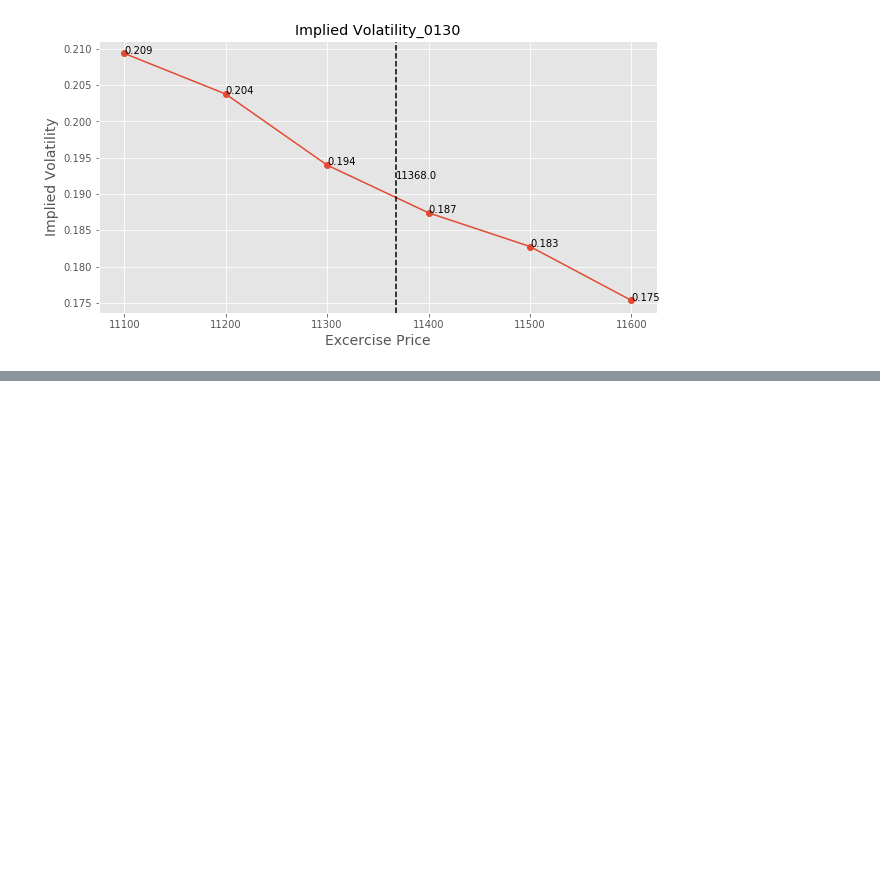
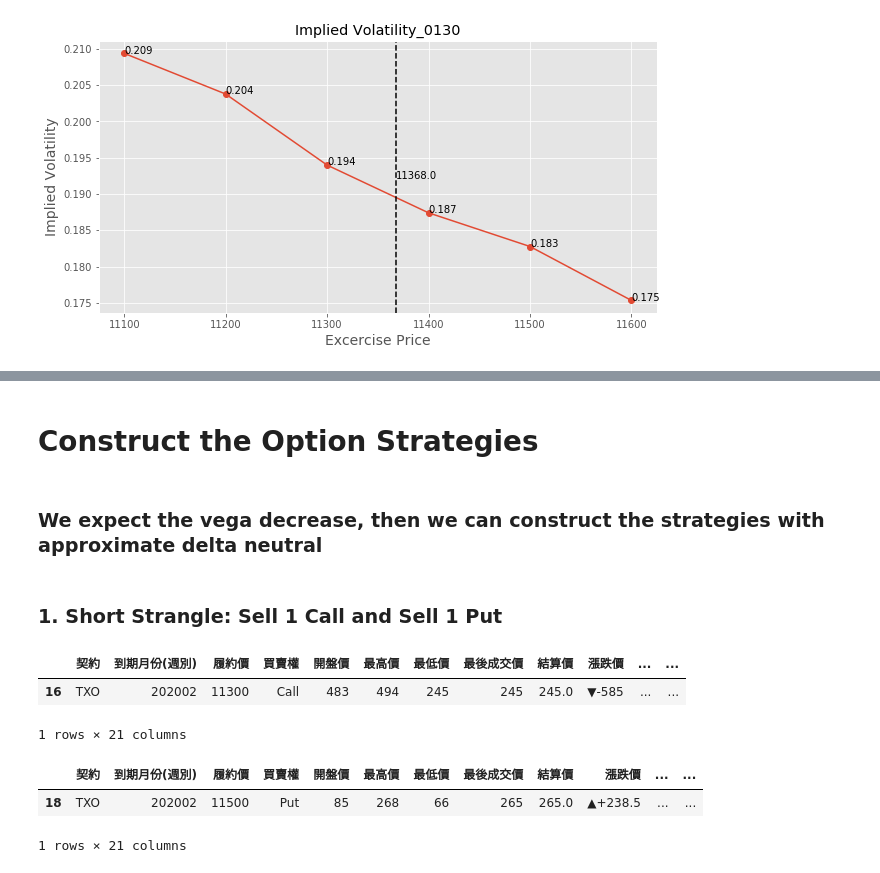
Before and after one commit to A2Zntu/OptionStrategy, a Jupyter notebook: main.ipynb, the cells around one changed output, grey strips where cells are left out. Saved outputs shown, nothing was run; the diff lists cells and outputs as text; code cells hidden in the pictures; blank space fills up the shorter version.

```diff
--- a/main.ipynb
+++ b/main.ipynb
@@ -82 +108,19 @@ opt.describe_option()
+# %% [markdown]
+# Construct the Option Strategies
+# %% [markdown]
+### We expect the vega decrease, then we can construct the strategies with approximate delta neutral
+# %% [markdown]
+### 1. Short Strangle: Sell 1 Call and Sell 1 Put
+# %%
+df_call[df_call.履約價 == 11300] # delta_Call: 0.56
+# %% [output]
+|  | 契約 | 到期月份(週別) | 履約價 | 買賣權 | 開盤價 | 最高價 | 最低價 | 最後成交價 | 結算價 | 漲跌價 | ... | ... |
+| 16 | TXO | 202002 | 11300 | Call | 483 | 494 | 245 | 245 | 245.0 | ▼-585 | ... | ... |
+1 rows × 21 columns
+# %%
+df_put[df_put.履約價 == 11500] # delta_Put: -0.58
+# %% [output]
+|  | 契約 | 到期月份(週別) | 履約價 | 買賣權 | 開盤價 | 最高價 | 最低價 | 最後成交價 | 結算價 | 漲跌價 | ... | ... |
+| 18 | TXO | 202002 | 11500 | Put | 85 | 268 | 66 | 265 | 265.0 | ▲+238.5 | ... | ... |
+1 rows × 21 columns
 # %%
```
Also changed, not shown: parts of 23 cells of this notebook, 5 other files.
